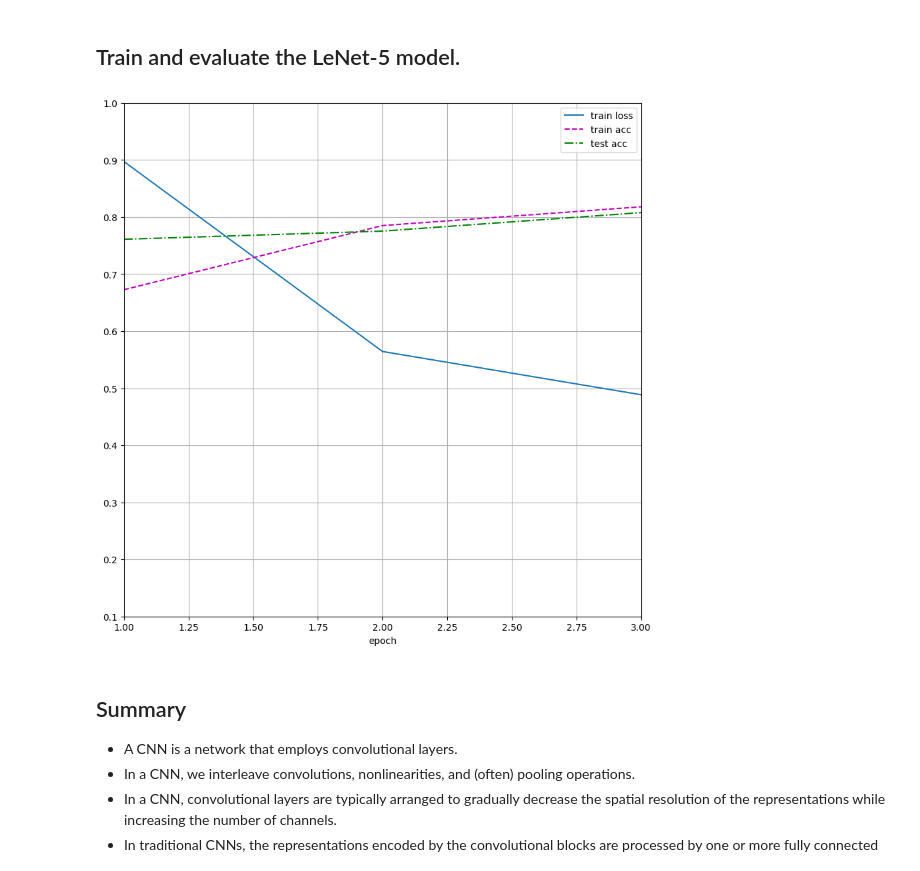
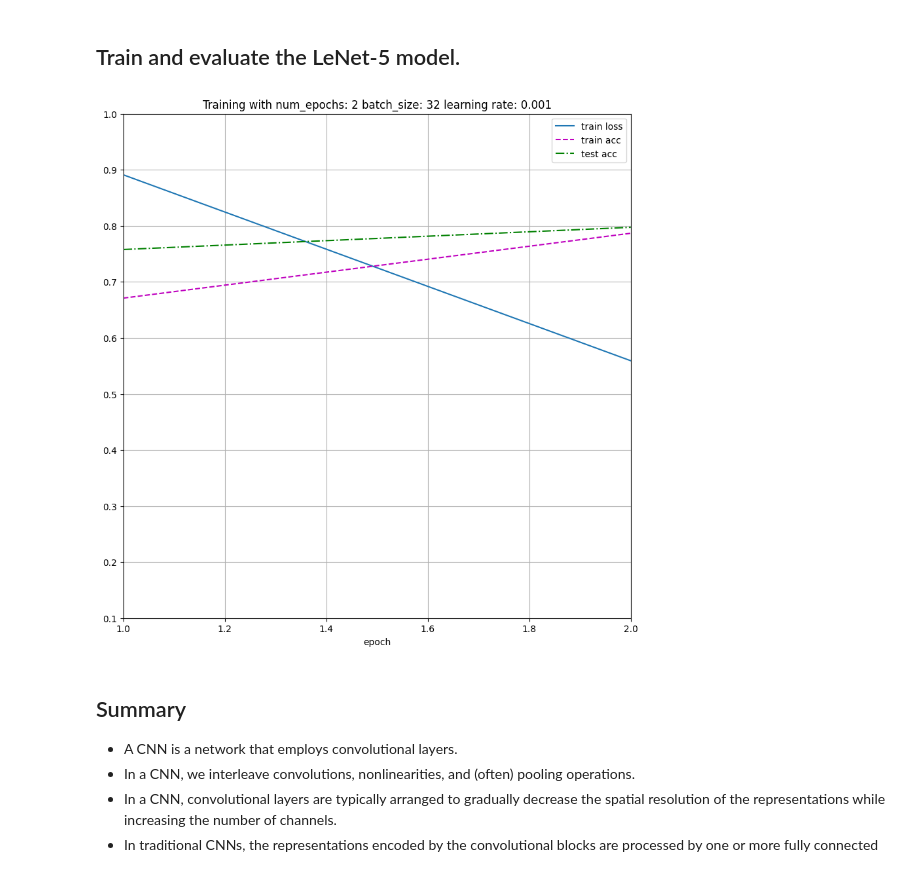
Before and after one commit to ChrisKantor/Deep-Learning, a Jupyter notebook: CV_Module_5_3__Convolutional_Neural_Networks.ipynb, the cells around one changed output. Saved outputs shown, nothing was run; the diff lists cells and outputs as text; code cells hidden in the pictures.

```diff
--- a/CV_Module_5_3__Convolutional_Neural_Networks.ipynb
+++ b/CV_Module_5_3__Convolutional_Neural_Networks.ipynb
@@ -358,7 +358,7 @@ from d2l import torch as d2l
 
 class Animator:
     """For plotting data in animation."""
-    def __init__(self, xlabel=None, ylabel=None, legend=None, xlim=None,
+    def __init__(self, title=None, xlabel=None, ylabel=None, legend=None, xlim=None,
                  ylim=None, xscale='linear', yscale='linear',
                  fmts=('-', 'm--', 'g-.', 'r:'), nrows=1, ncols=1,
                  figsize=(10, 10)):
@@ -367,6 +367,12 @@ class Animator:
             legend = []
 
         self.fig, self.axes = plt.subplots(nrows, ncols, figsize=figsize)
+
+        #adding a title to the figure
+        if title != None:
+          self.axes.title.set_text(title)
+
+
         if nrows * ncols == 1:
             self.axes = [self.axes,]
         # Use a lambda function to capture arguments
@@ -374,7 +380,7 @@ class Animator:
             0], xlabel, ylabel, xlim, ylim, xscale, yscale, legend)
         self.X, self.Y, self.fmts = None, None, fmts
 
-    def add(self, x, y):
+    def add(self, x, y, title):
         # Add multiple data points into the figure
         if not hasattr(y, "__len__"):
             y = [y]
@@ -393,6 +399,9 @@ class Animator:
         for x, y, fmt in zip(self.X, self.Y, self.fmts):
             self.axes[0].plot(x, y, fmt)
         self.config_axes()
+
+        self.axes[0].set_title(title)   #adding title to subplot
+
         display.display(self.fig)
         display.clear_output(wait=True)
 # %% [markdown]
@@ -574,19 +605,19 @@ def train_full (net, train_iter, test_iter, num_epochs, lr):
 ## Train and evaluate the LeNet-5 model.
 # %%
 lr = 0.001 # Possible choices: 0.00001, 0.0001, 0.001, 0.01, 0.1
-num_epochs = 10 # # Possible choices: 500, 250, 50 -- inversely related to the learning rate
+num_epochs = 2 # # Possible choices: 500, 250, 50 -- inversely related to the learning rate
 if torch.cuda.is_available():
   device = torch.device("cuda:0")
 else:
   device = torch.device("cpu")
 
 net.to(device)
 total_params = sum(p.numel() for p in net.parameters() if p.requires_grad)
 
 print('On:', device, 'Number of parameters to estimate/learn:', total_params)
-train_full (net, train_iter, test_iter, num_epochs, lr);
+train_full (net, train_iter, test_iter, num_epochs, lr, f'Training with num_epochs: {num_epochs} batch_size: {batch_size} learning rate: {lr}');
 # %% [output]
-[figure, old version]
+[figure, new version]
 # %% [markdown]
 ## Summary
 
```
Also changed, not shown: parts of 3 cells of this notebook.
